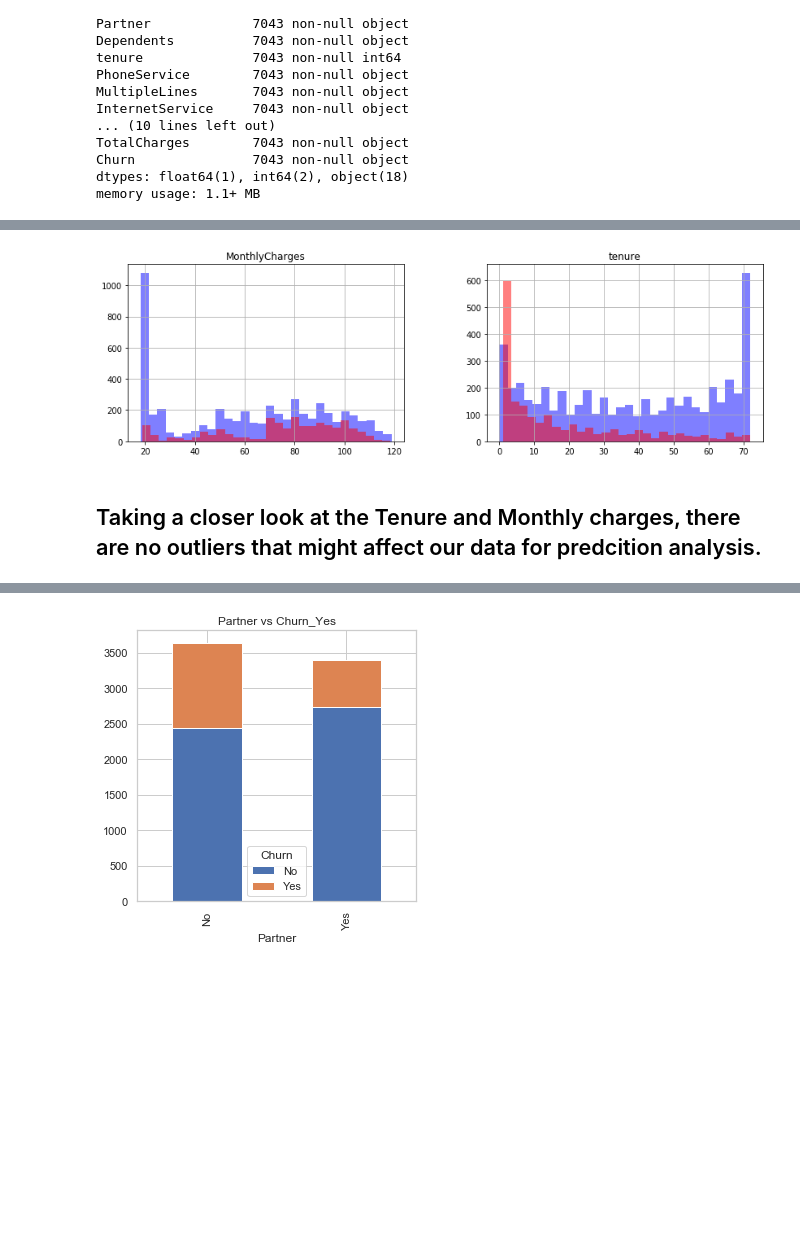
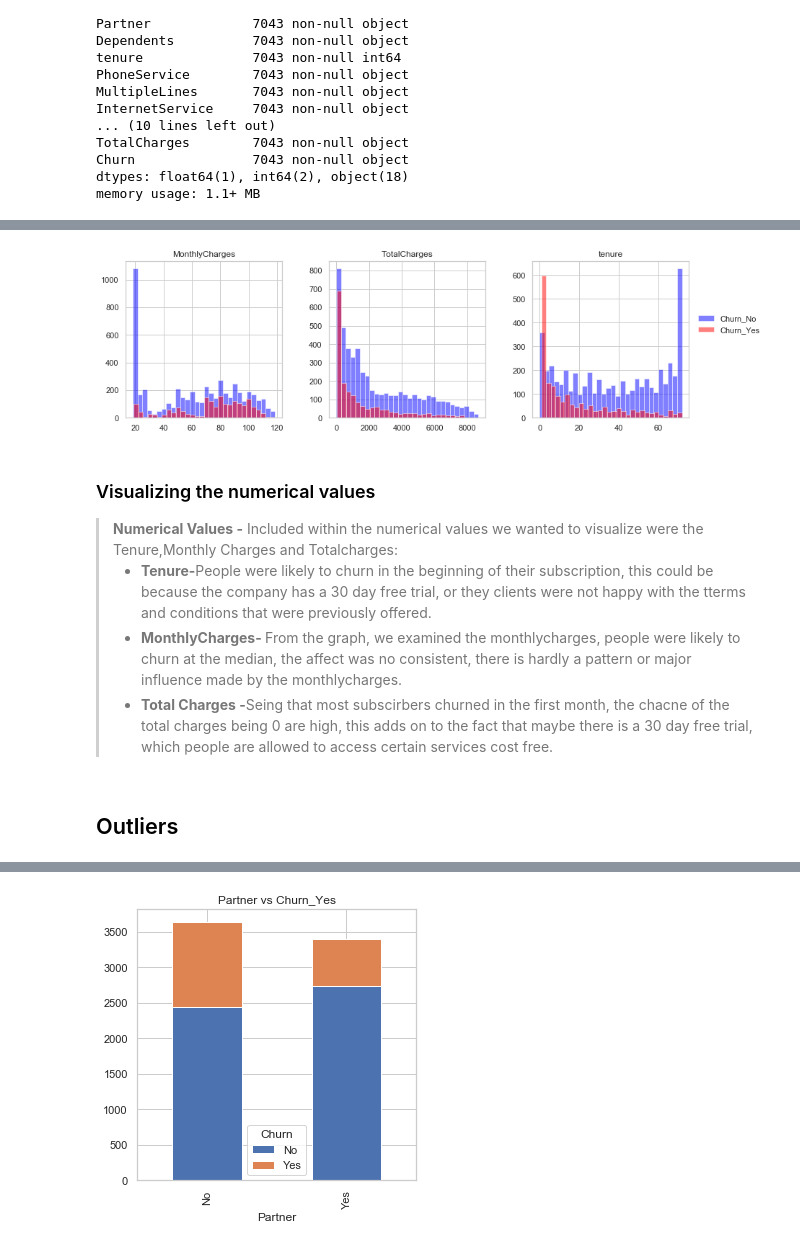
Before and after one commit to PhumlaniKubeka/DecisionTrees, a Jupyter notebook: FinalUpdate.ipynb, the cells around one changed output, grey strips where cells are left out. Saved outputs shown, nothing was run; the diff lists cells and outputs as text; code cells hidden in the pictures; blank space fills up the shorter version.

```diff
--- a/FinalUpdate.ipynb
+++ b/FinalUpdate.ipynb
@@ -71,4 +89,4 @@ dtypes: float64(1), int64(2), object(18)
 memory usage: 1.1+ MB
 # %%
 df['TotalCharges'] = df['TotalCharges'].replace(' ', 0.0)
-df.astype({'TotalCharges': 'float64'}).dtypes
+df['TotalCharges'] = df.TotalCharges.astype(float)
@@ -160,4 +146,0 @@ data = pd.get_dummies(df, columns=['Churn'])
-# %%
-series = ['tenure', 'MonthlyCharges']
-data[series].hist(bins=25, figsize=(10, 5))
-plt.show()
@@ -166,12 +147,25 @@ plt.show()
 # %%
-fig, ax = plt.subplots(1, 2, figsize=(14, 4))
+fig, ax = plt.subplots(1, 3, figsize=(14, 4))
 df[df.Churn == "No"][series].hist(bins=30, color="blue", alpha=0.5, ax=ax)
 df[df.Churn == "Yes"][series].hist(bins=30, color="red", alpha=0.5, ax=ax)
+plt.legend(labels =['Churn_No', 'Churn_Yes'], frameon=False, bbox_to_anchor=(1.5,0.7))
 plt.show()
 # %% [output]
-[figure, old version]
+[figure, new version]
-# %% [markdown]
-## Taking a closer look at the Tenure and Monthly charges, there are no outliers that might affect our data for predcition analysis.
+# %% [markdown]
+### Visualizing the numerical values
+
+<blockquote>
+<b>Numerical Values -</b> Included within the numerical values we wanted to visualize were the Tenure,Monthly Charges and Totalcharges:
+    <ul>
+        <li><b>Tenure-</b>People were likely to churn in the beginning of their subscription, this could be because the company has a  30 day free  trial, or they clients were not happy with the tterms and conditions that were previously offered. </li>
+        <li><b>MonthlyCharges- </b> From the graph, we examined the monthlycharges, people were likely to churn at the median, the affect was no consistent, there is hardly a pattern or major influence made by the monthlycharges.</li>
+        <li><b>Total Charges -</b>Seing that most subscirbers churned in the first month, the chacne of the total charges being 0 are high, this adds on to the fact that maybe there is a 30 day free trial, which people are allowed to access certain services cost free.</li>
+
+
+</blockquote>
+# %% [markdown]
+## Outliers
 # %%
 for i in series:
     sns.set(style="whitegrid")
```
Also changed, not shown: parts of 43 cells of this notebook, 1 other file.
